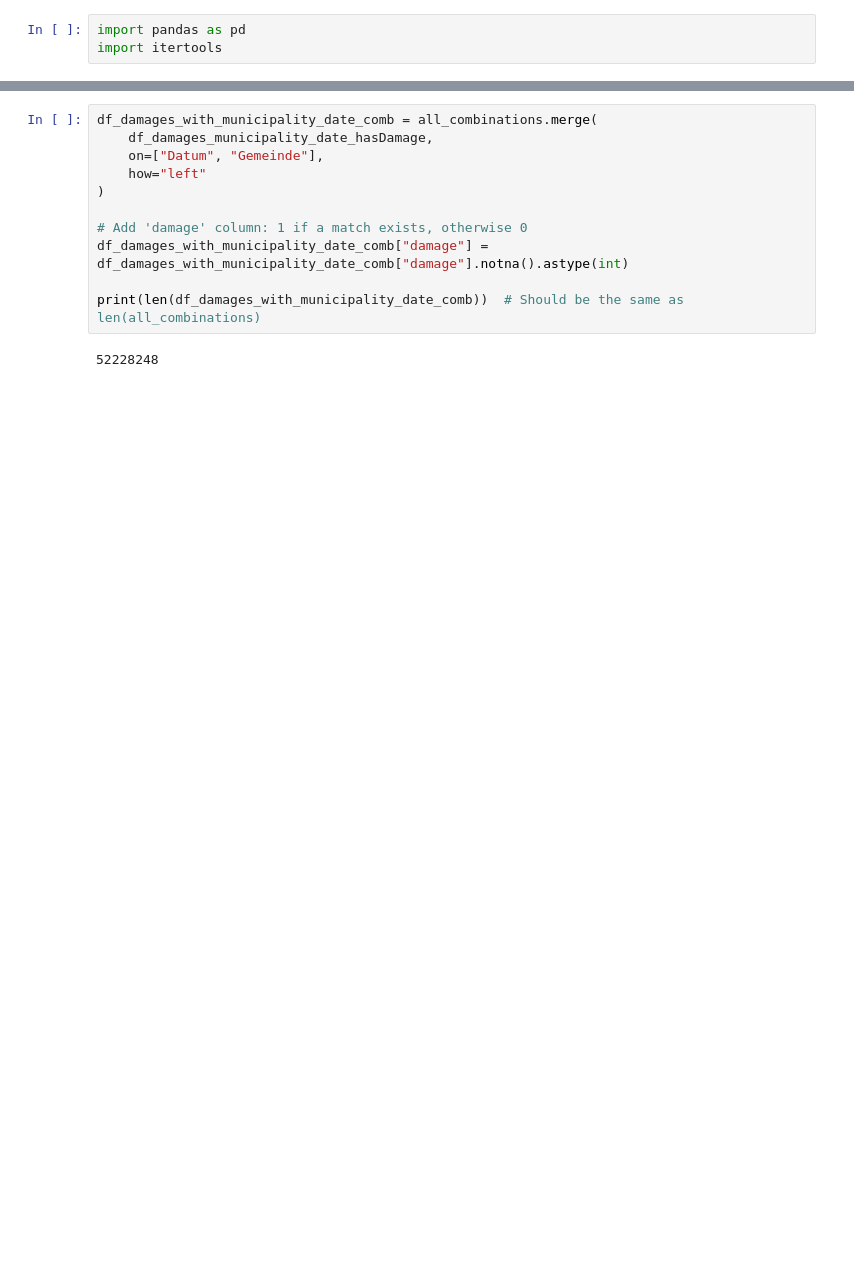
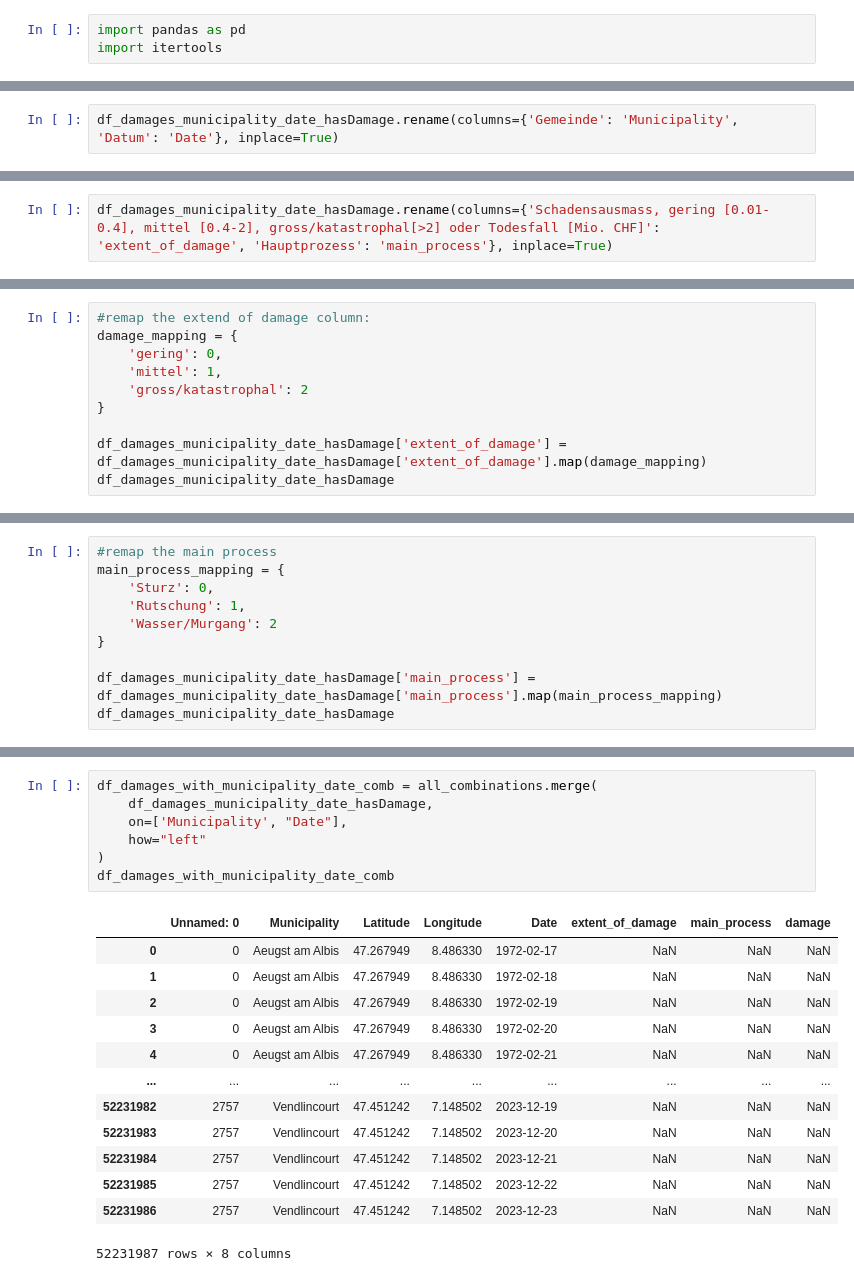
Before and after one commit to stormmind-ch/ai, a Jupyter notebook: data_engineering/jupyter_notebooks/adding_no_damage_data.ipynb, the cells around one changed output, grey strips where cells are left out. Saved outputs shown, nothing was run; the diff lists cells and outputs as text; blank space fills up the shorter version.

```diff
--- a/data_engineering/jupyter_notebooks/adding_no_damage_data.ipynb
+++ b/data_engineering/jupyter_notebooks/adding_no_damage_data.ipynb
@@ -102,0 +102,2 @@ df_not_existing_municipalities.to_csv('municipalities_with_new_names.csv')
+# %%
+df_damages_municipality_date_hasDamage.rename(columns={'Gemeinde': 'Municipality', 'Datum': 'Date'}, inplace=True)
@@ -102,0 +109,2 @@ df_not_existing_municipalities.to_csv('municipalities_with_new_names.csv')
+# %%
+df_damages_municipality_date_hasDamage.rename(columns={'Schadensausmass, gering [0.01-0.4], mittel [0.4-2], gross/katastrophal[>2] oder Todesfall [Mio. CHF]': 'extent_of_damage', 'Hauptprozess': 'main_process'}, inplace=True)
@@ -102,0 +132,10 @@ df_not_existing_municipalities.to_csv('municipalities_with_new_names.csv')
+# %%
+#remap the extend of damage column:
+damage_mapping = {
+    'gering': 0,
+    'mittel': 1,
+    'gross/katastrophal': 2
+}
+
+df_damages_municipality_date_hasDamage['extent_of_damage'] = df_damages_municipality_date_hasDamage['extent_of_damage'].map(damage_mapping)
+df_damages_municipality_date_hasDamage
@@ -102,0 +165,10 @@ df_not_existing_municipalities.to_csv('municipalities_with_new_names.csv')
+# %%
+#remap the main process
+main_process_mapping = {
+    'Sturz': 0,
+    'Rutschung': 1,
+    'Wasser/Murgang': 2
+}
+
+df_damages_municipality_date_hasDamage['main_process'] = df_damages_municipality_date_hasDamage['main_process'].map(main_process_mapping)
+df_damages_municipality_date_hasDamage
@@ -103,15 +194,23 @@ df_not_existing_municipalities.to_csv('municipalities_with_new_names.csv')
 # %%
 df_damages_with_municipality_date_comb = all_combinations.merge(
     df_damages_municipality_date_hasDamage,
-    on=["Datum", "Gemeinde"],
+    on=['Municipality', "Date"],
     how="left"
 )
-
-# Add 'damage' column: 1 if a match exists, otherwise 0
-df_damages_with_municipality_date_comb["damage"] = df_damages_with_municipality_date_comb["damage"].notna().astype(int)
-
-print(len(df_damages_with_municipality_date_comb))  # Should be the same as len(all_combinations)
+df_damages_with_municipality_date_comb
 # %% [output]
+|  | Unnamed: 0 | Municipality | Latitude | Longitude | Date | extent_of_damage | main_process | damage |
+| 0 | 0 | Aeugst am Albis | 47.267949 | 8.486330 | 1972-02-17 | NaN | NaN | NaN |
+| 1 | 0 | Aeugst am Albis | 47.267949 | 8.486330 | 1972-02-18 | NaN | NaN | NaN |
+| 2 | 0 | Aeugst am Albis | 47.267949 | 8.486330 | 1972-02-19 | NaN | NaN | NaN |
+| 3 | 0 | Aeugst am Albis | 47.267949 | 8.486330 | 1972-02-20 | NaN | NaN | NaN |
+| 4 | 0 | Aeugst am Albis | 47.267949 | 8.486330 | 1972-02-21 | NaN | NaN | NaN |
+| ... | ... | ... | ... | ... | ... | ... | ... | ... |
+| 52231982 | 2757 | Vendlincourt | 47.451242 | 7.148502 | 2023-12-19 | NaN | NaN | NaN |
+| 52231983 | 2757 | Vendlincourt | 47.451242 | 7.148502 | 2023-12-20 | NaN | NaN | NaN |
+| 52231984 | 2757 | Vendlincourt | 47.451242 | 7.148502 | 2023-12-21 | NaN | NaN | NaN |
+| 52231985 | 2757 | Vendlincourt | 47.451242 | 7.148502 | 2023-12-22 | NaN | NaN | NaN |
+| 52231986 | 2757 | Vendlincourt | 47.451242 | 7.148502 | 2023-12-23 | NaN | NaN | NaN |
-52228248
+52231987 rows × 8 columns
 # %%
 df_damages_with_municipality_date_comb['damage'] = df_damages_with_municipality_date_comb['damage'].fillna(0)
```
Also changed, not shown: parts of 25 cells of this notebook.
